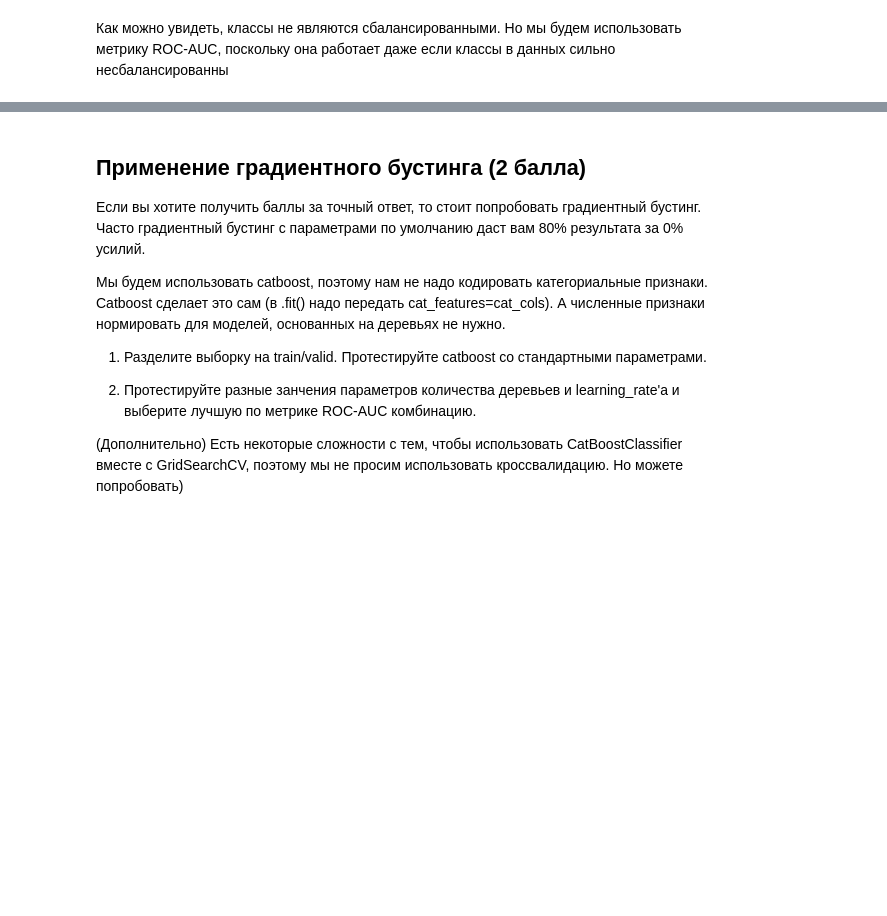
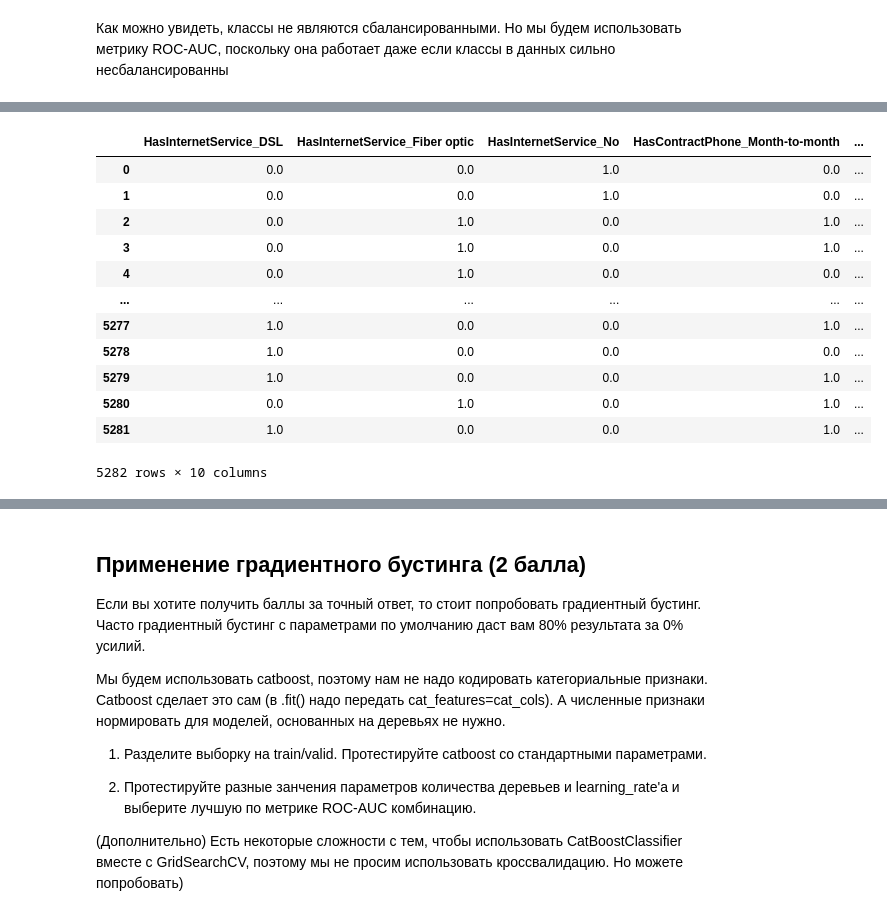
Before and after one commit to whykitsune/DLS-part1-autumn2024, a Jupyter notebook: copy__hw_kaggle_ipynb_.ipynb, the cells around one changed output, grey strips where cells are left out. Drawn from its saved outputs; the diff is of its cells as text; code cells hidden in the pictures; blank space fills up the shorter version.

```diff
--- a/copy__hw_kaggle_ipynb_.ipynb
+++ b/copy__hw_kaggle_ipynb_.ipynb
@@ -526,0 +609,16 @@ from sklearn.pipeline import make_pipeline
+# %%
+one_hot_data
+# %% [output]
+|  | HasInternetService_DSL | HasInternetService_Fiber optic | HasInternetService_No | HasContractPhone_Month-to-month | ... |
+| 0 | 0.0 | 0.0 | 1.0 | 0.0 | ... |
+| 1 | 0.0 | 0.0 | 1.0 | 0.0 | ... |
+| 2 | 0.0 | 1.0 | 0.0 | 1.0 | ... |
+| 3 | 0.0 | 1.0 | 0.0 | 1.0 | ... |
+| 4 | 0.0 | 1.0 | 0.0 | 0.0 | ... |
+| ... | ... | ... | ... | ... | ... |
+| 5277 | 1.0 | 0.0 | 0.0 | 1.0 | ... |
+| 5278 | 1.0 | 0.0 | 0.0 | 0.0 | ... |
+| 5279 | 1.0 | 0.0 | 0.0 | 1.0 | ... |
+| 5280 | 0.0 | 1.0 | 0.0 | 1.0 | ... |
+| 5281 | 1.0 | 0.0 | 0.0 | 1.0 | ... |
+5282 rows × 10 columns
```
Also changed, not shown: parts of 58 cells of this notebook.
